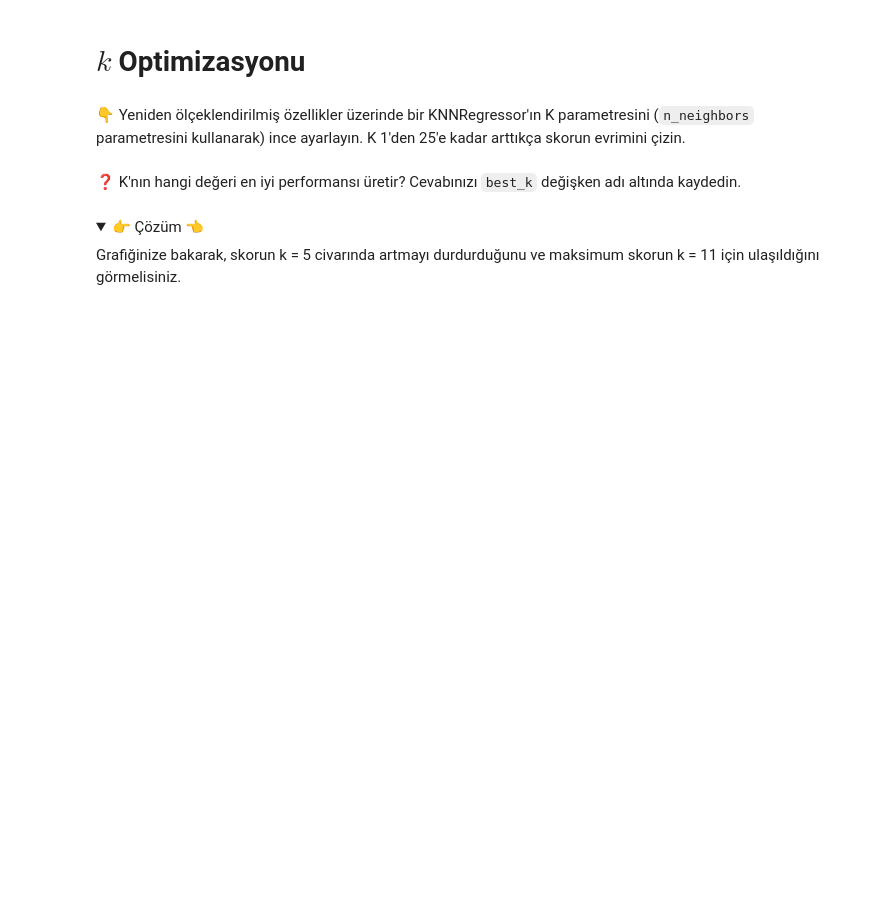
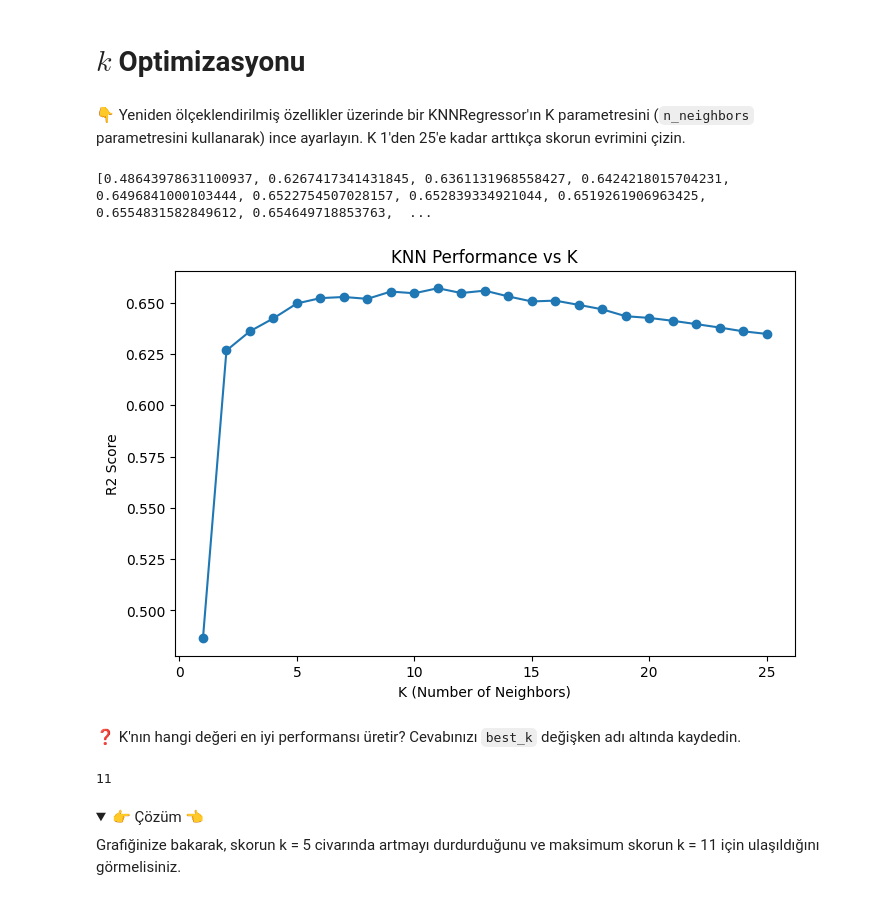
Before and after one commit to buseozgur/S16D1-S-data-knn, a Jupyter notebook: KNN.ipynb, the cells around one changed output. Drawn from its saved outputs; the diff is of its cells as text; code cells hidden in the pictures; folded sections open; blank space fills up the shorter version.

Commit message:
Completed the finding optimal k step

```diff
--- a/KNN.ipynb
+++ b/KNN.ipynb
@@ -186,2 +184,37 @@ git push origin master
+# %%
+# Examine the k parameter importance on score
+import matplotlib.pyplot as plt
+k_values = range(1, 26)
+scores = []
+
+for k in k_values:
+
+    knn = KNeighborsRegressor(n_neighbors=k)
+
+    score = cross_val_score(
+        knn,
+        X_rescaled,
+        y,
+        cv=5,
+        scoring="r2"
+    ).mean()
+
+    scores.append(score)
+
+print(scores)
+# %% [output]
+[0.48643978631100937, 0.6267417341431845, 0.6361131968558427, 0.6424218015704231, 0.6496841000103444, 0.6522754507028157, 0.652839334921044, 0.6519261906963425, 0.6554831582849612, 0.654649718853763,  ...
+# %%
+plt.figure(figsize=(8,5))
+
+plt.plot(k_values, scores, marker="o")
+
+plt.xlabel("K (Number of Neighbors)")
+plt.ylabel("R2 Score")
+plt.title("KNN Performance vs K")
+
+plt.show()
+# %% [output]
+[figure, added]
 # %% [markdown]
 ❓ K'nın hangi değeri en iyi performansı üretir? Cevabınızı `best_k` değişken adı altında kaydedin.
@@ -190,3 +221,9 @@ git push origin master
+# %%
+# finding the best k
+best_k = k_values[np.argmax(scores)]
+best_k
+# %% [output]
+11
 # %% [markdown]
 <details>
 <summary> 👉 Çözüm 👈</summary>
```
Also changed, not shown: parts of 3 cells of this notebook.
